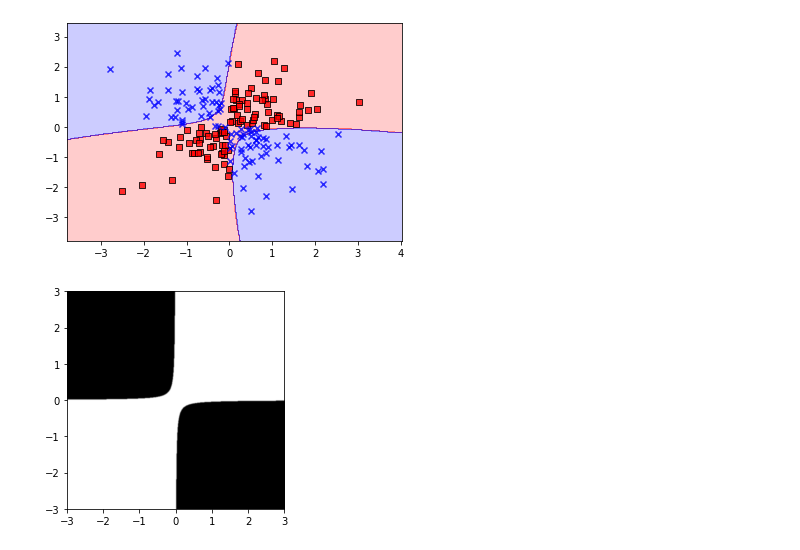
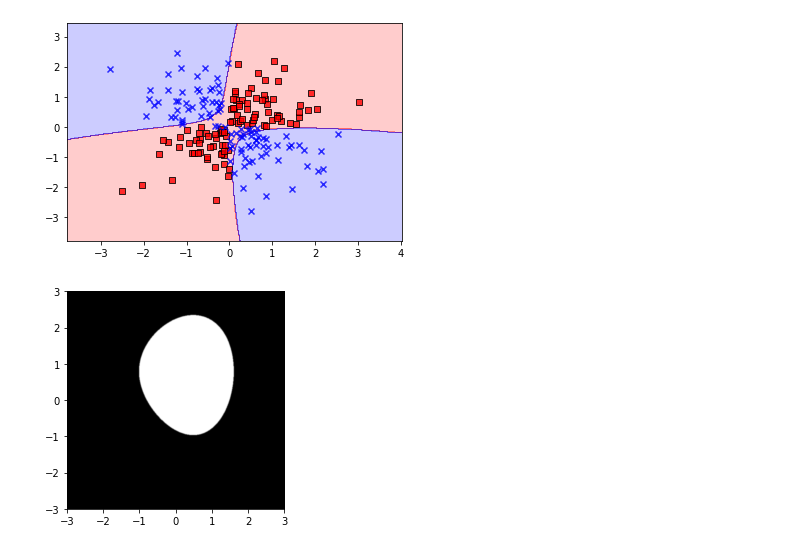
Before and after one commit to JimGerth/desy-ml-python, a Jupyter notebook: Chapter 3.ipynb, the cells around one changed output. Drawn from its saved outputs; the diff is of its cells as text; code cells hidden in the pictures.

```diff
--- a/Chapter 3.ipynb
+++ b/Chapter 3.ipynb
@@ -179,16 +179,16 @@ plot_decision_regions(X_xor, Y_xor, classifier=svm)
 # %% [output]
 [figure]
 # %%
-X_xor = np.concatenate((X_xor[:,0].reshape(-1, 1), X_xor[:,1].reshape(-1, 1), (X_xor[:,0] * X_xor[:,1]).reshape(-1, 1)), axis=1)
+X_xor = np.concatenate((X_xor[:,0].reshape(-1, 1), X_xor[:,1].reshape(-1, 1), (X_xor[:,0]**2).reshape(-1, 1), (X_xor[:,1]**2).reshape(-1, 1), (X_xor[:,0]**3).reshape(-1, 1), (X_xor[:,1]**3).reshape(-1, 1)), axis=1)
 
 def plot(min, max, classifier, res=0.1):
     X = []
     for x in np.arange(max, min - res, -res):
         for y in np.arange(min, max + res, res):
-            X.append([x, y, x*y])
+            X.append([x, y, x**2, y**2, x**3, y**3])
     X = np.array(X)
     plt.imshow(classifier.predict(X).reshape(int((max - min) / res) + 1, int((max - min) / res) + 1), interpolation='gaussian', cmap='binary', extent=[min, max, min, max])
 
-plot(-3, 3, LogisticRegression(solver='liblinear').fit(X_xor, Y_xor), res=0.01)
+plot(-3, 3, LogisticRegression(solver='liblinear', max_iter=2).fit(X_xor, Y_xor), res=0.01)
 # %% [output]
-[figure, old version]
+[figure, new version]
```
